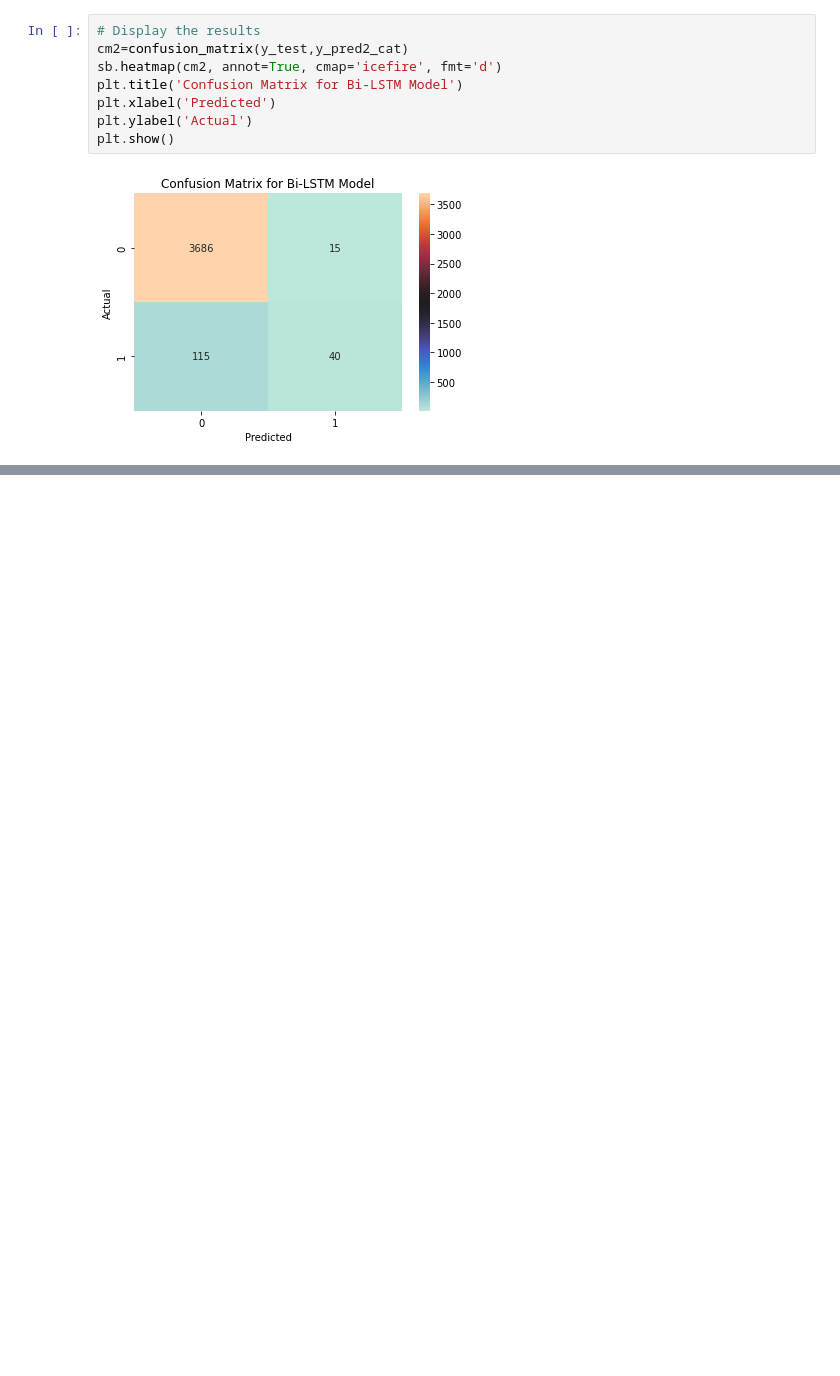
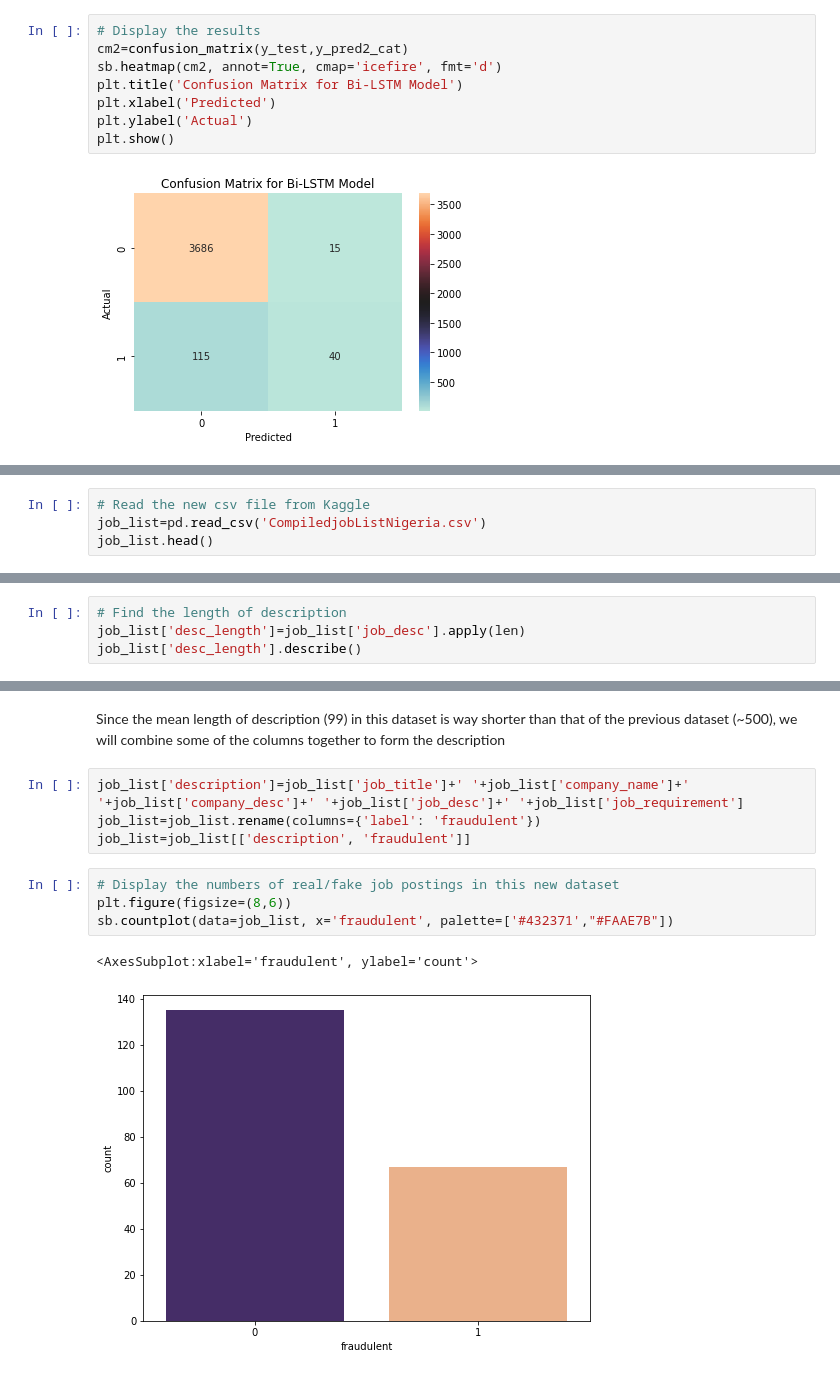
Before and after one commit to CelesteAng1812/fake-real-job-postings, a Jupyter notebook: ipynb checkpoints/Real-Fake Job Posting.ipynb, the cells around one changed output, grey strips where cells are left out. Cells and saved outputs as stored; diff of their text form; blank space fills up the shorter version.

```diff
--- a/ipynb checkpoints/Real-Fake Job Posting.ipynb
+++ b/ipynb checkpoints/Real-Fake Job Posting.ipynb
@@ -843,0 +846,4 @@ Nonetheless, lets attempt to use our Dense model to predict if a new set of job
+# %%
+# Read the new csv file from Kaggle
+job_list=pd.read_csv('CompiledjobListNigeria.csv')
+job_list.head()
@@ -843,0 +877,4 @@ Nonetheless, lets attempt to use our Dense model to predict if a new set of job
+# %%
+# Find the length of description
+job_list['desc_length']=job_list['job_desc'].apply(len)
+job_list['desc_length'].describe()
@@ -843,0 +891,13 @@ Nonetheless, lets attempt to use our Dense model to predict if a new set of job
+# %% [markdown]
+Since the mean length of description (99) in this dataset is way shorter than that of the previous dataset (~500), we will combine some of the columns together to form the description
+# %%
+job_list['description']=job_list['job_title']+' '+job_list['company_name']+' '+job_list['company_desc']+' '+job_list['job_desc']+' '+job_list['job_requirement']
+job_list=job_list.rename(columns={'label': 'fraudulent'})
+job_list=job_list[['description', 'fraudulent']]
+# %%
+# Display the numbers of real/fake job postings in this new dataset
+plt.figure(figsize=(8,6))
+sb.countplot(data=job_list, x='fraudulent', palette=['#432371',"#FAAE7B"])
+# %% [output]
+<AxesSubplot:xlabel='fraudulent', ylabel='count'>
+[figure, added]
```
Also changed, not shown: parts of 29 cells of this notebook.
